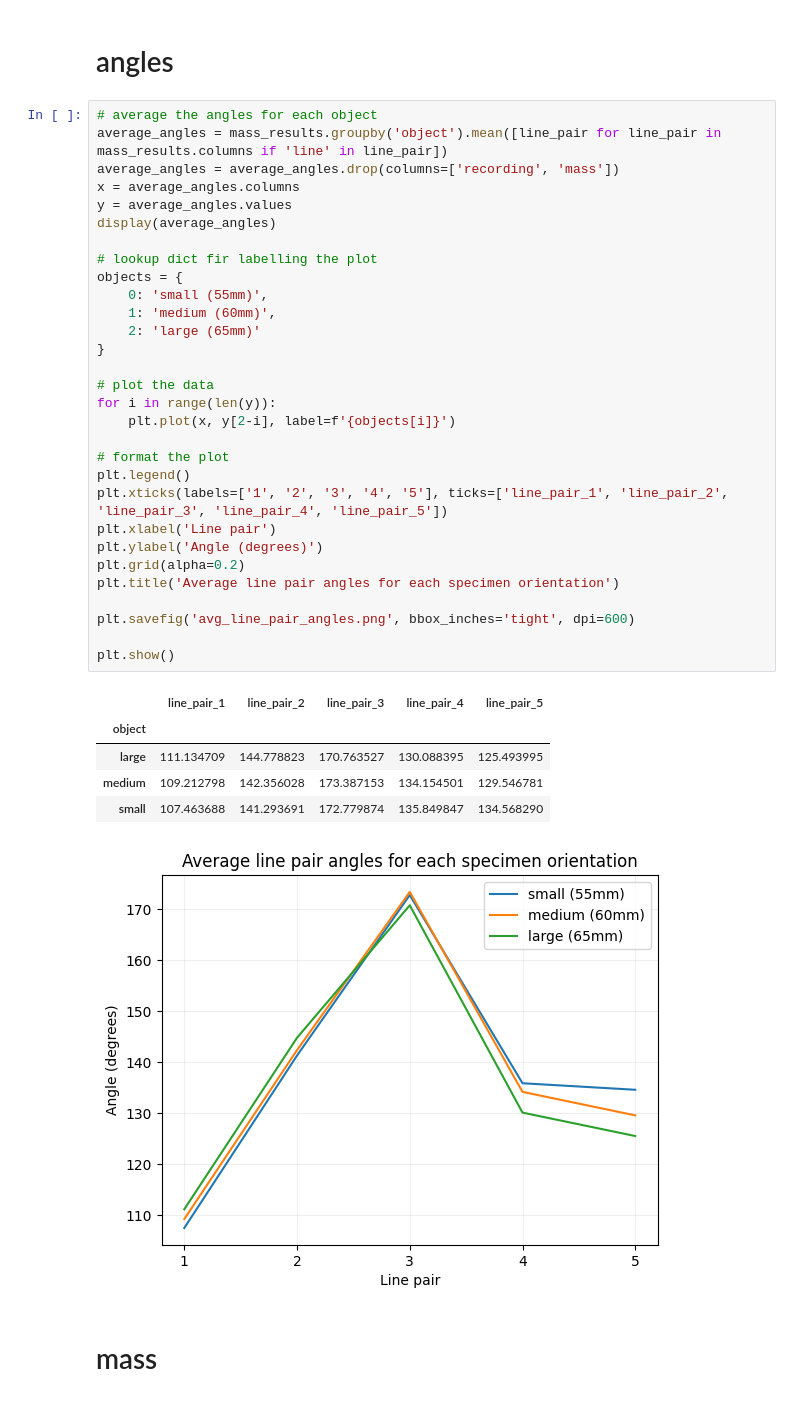
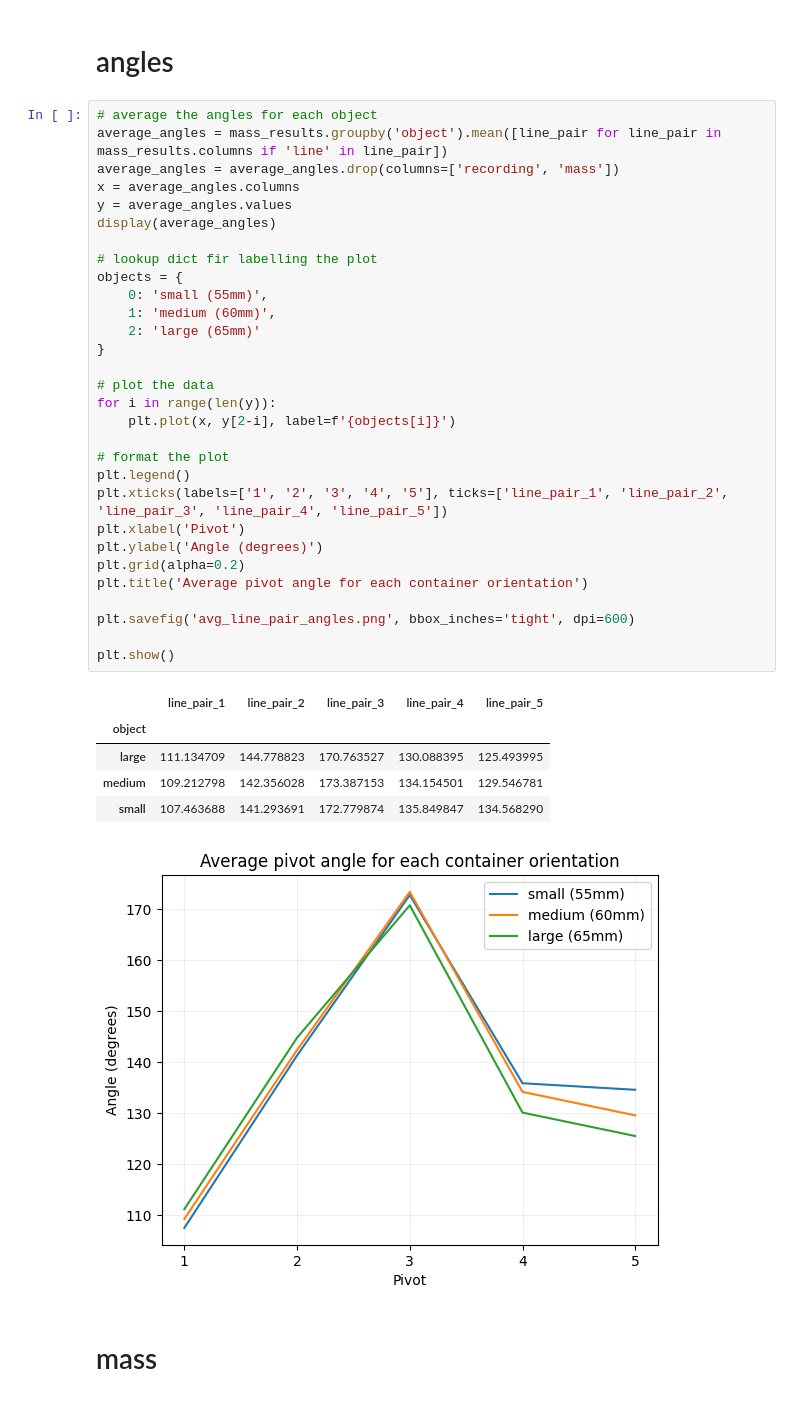
Before and after one commit to fxn-m/soft-robotics, a Jupyter notebook: analysis.ipynb, the cells around one changed output. Drawn from its saved outputs; the diff is of its cells as text.

```diff
--- a/analysis.ipynb
+++ b/analysis.ipynb
@@ -38,36 +38,36 @@ average_angles = average_angles.drop(columns=['recording', 'mass'])
 x = average_angles.columns
 y = average_angles.values
 display(average_angles)
 
 # lookup dict fir labelling the plot
 objects = {
     0: 'small (55mm)',
     1: 'medium (60mm)',
     2: 'large (65mm)'
 }
 
 # plot the data
 for i in range(len(y)):
     plt.plot(x, y[2-i], label=f'{objects[i]}')
 
 # format the plot
 plt.legend()
 plt.xticks(labels=['1', '2', '3', '4', '5'], ticks=['line_pair_1', 'line_pair_2', 'line_pair_3', 'line_pair_4', 'line_pair_5'])
-plt.xlabel('Line pair')
+plt.xlabel('Pivot')
 plt.ylabel('Angle (degrees)')
 plt.grid(alpha=0.2)
-plt.title('Average line pair angles for each specimen orientation')
+plt.title('Average pivot angle for each container orientation')
 
 plt.savefig('avg_line_pair_angles.png', bbox_inches='tight', dpi=600)
 
 plt.show()
 # %% [output]
 |  | line_pair_1 | line_pair_2 | line_pair_3 | line_pair_4 | line_pair_5 |
 | object |  |  |  |  |  |
 | large | 111.134709 | 144.778823 | 170.763527 | 130.088395 | 125.493995 |
 | medium | 109.212798 | 142.356028 | 173.387153 | 134.154501 | 129.546781 |
 | small | 107.463688 | 141.293691 | 172.779874 | 135.849847 | 134.568290 |
-[figure, old version]
+[figure, new version]
 # %% [markdown]
 # mass
 # %%
```
Also changed, not shown: parts of 1 cell of this notebook, 4 other files.
